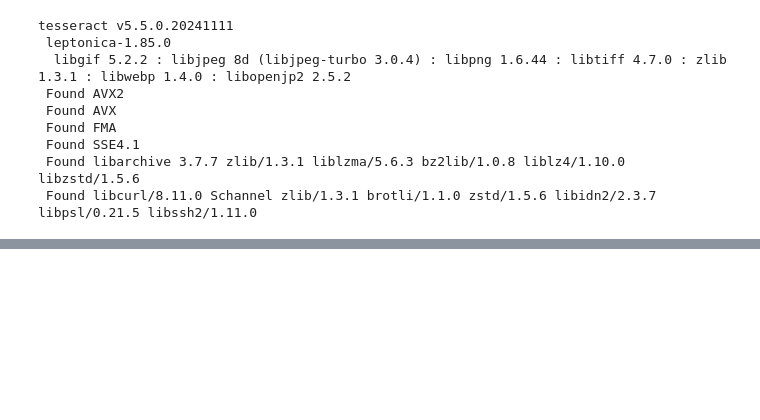
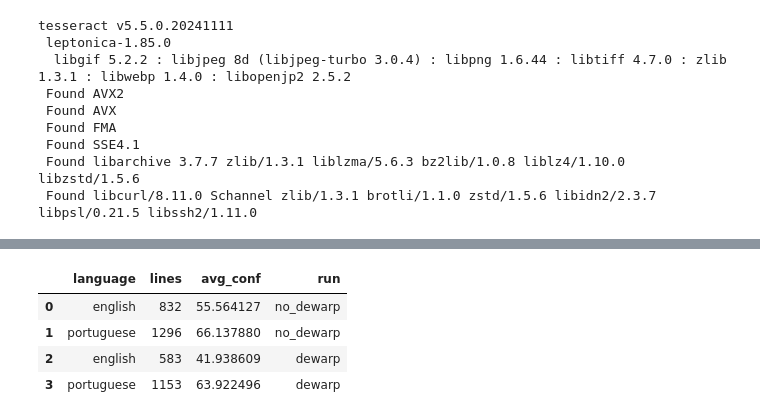
Before and after one commit to FederCO23/MonReader, a Jupyter notebook: MonReader_part2.ipynb, the cells around one changed output, grey strips where cells are left out. Cells and saved outputs as stored; diff of their text form; code cells hidden in the pictures; blank space fills up the shorter version.

```diff
--- a/MonReader_part2.ipynb
+++ b/MonReader_part2.ipynb
@@ -307,0 +555,4 @@ recognize.run_ocr_from_layout(
+# %%
+RUN_A = run_full_pipeline("exp_no_dewarp", enable_dewarp=False)
+RUN_B = run_full_pipeline("exp_dewarp",   enable_dewarp=True)
+print("A/B pipelines finished.")
@@ -307,0 +573,72 @@ recognize.run_ocr_from_layout(
+# %%
+# Helpers
+def load_book_txt(run, lang):
+    p = Path(run["E"]) / "books" / f"{lang}.txt"
+    return p.read_text(encoding="utf-8", errors="ignore") if p.exists() else ""
+
+def sim_ratio(a, b):
+    return SequenceMatcher(None, a, b).ratio()
+
+# Show small diff snippets for each language (first 1200 chars)
+def snippet(s, n=1200):
+    return s.strip().replace("\r","")[:n]
+# %%
+langs = ["english","portuguese"]
+
+results = []
+for lang in langs:
+    txt_A = load_book_txt(RUN_A, lang)
+    txt_B = load_book_txt(RUN_B, lang)
+    ratio = sim_ratio(txt_A, txt_B)
+    results.append({"lang": lang,
+                    "chars_A": len(txt_A),
+                    "chars_B": len(txt_B),
+                    "seqmatch_ratio(A,B)": ratio})
+
+res_df = pd.DataFrame(results)
+display(res_df)
+
+for lang in langs:
+    print(f"\n=== {lang.title()} (first 1.2k chars) ===")
+    A_txt = snippet(load_book_txt(RUN_A, lang))
+    B_txt = snippet(load_book_txt(RUN_B, lang))
+    print("\n-- No-Dewarp --\n")
+    print(textwrap.fill(A_txt, 100))
+    print("\n-- Dewarp --\n")
+    print(textwrap.fill(B_txt, 100))
+
+# Confidence comparison
+def load_conf(run):
+    csv = Path(run["E"]) / "ocr_lines.csv"
+    if not csv.exists():
+        return pd.DataFrame()
+    df = pd.read_csv(csv)
+    # keep valid conf (>=0)
+    if "conf" in df.columns:
+        df["conf"] = pd.to_numeric(df["conf"], errors="coerce")
+        df = df[df["conf"] >= 0]
+    return df
+
+conf_A = load_conf(RUN_A)
+conf_B = load_conf(RUN_B)
+
+def summarize_conf(df, name):
+    if df.empty:
+        return pd.DataFrame({"run":[name],"lang":["-"],"lines":[0],"avg_conf":[0.0]})
+    return (df.groupby("language")["conf"]
+              .agg(["count","mean"])
+              .rename(columns={"count":"lines","mean":"avg_conf"})
+              .reset_index()
+              .assign(run=name))
+
+sum_A = summarize_conf(conf_A, "no_dewarp")
+sum_B = summarize_conf(conf_B, "dewarp")
+conf_summary = pd.concat([sum_A, sum_B], ignore_index=True)
+display(conf_summary)
+
+# Quick delta table (per language)
+delta = (conf_summary
+         .pivot(index="language", columns="run", values="avg_conf")
+         .assign(delta=lambda d: d["dewarp"] - d["no_dewarp"]))
+display(delta)
+# %% [output]
@@ -307,0 +665,5 @@ recognize.run_ocr_from_layout(
+|  | language | lines | avg_conf | run |
+| 0 | english | 832 | 55.564127 | no_dewarp |
+| 1 | portuguese | 1296 | 66.137880 | no_dewarp |
+| 2 | english | 583 | 41.938609 | dewarp |
+| 3 | portuguese | 1153 | 63.922496 | dewarp |
```
Also changed, not shown: parts of 23 cells of this notebook.
